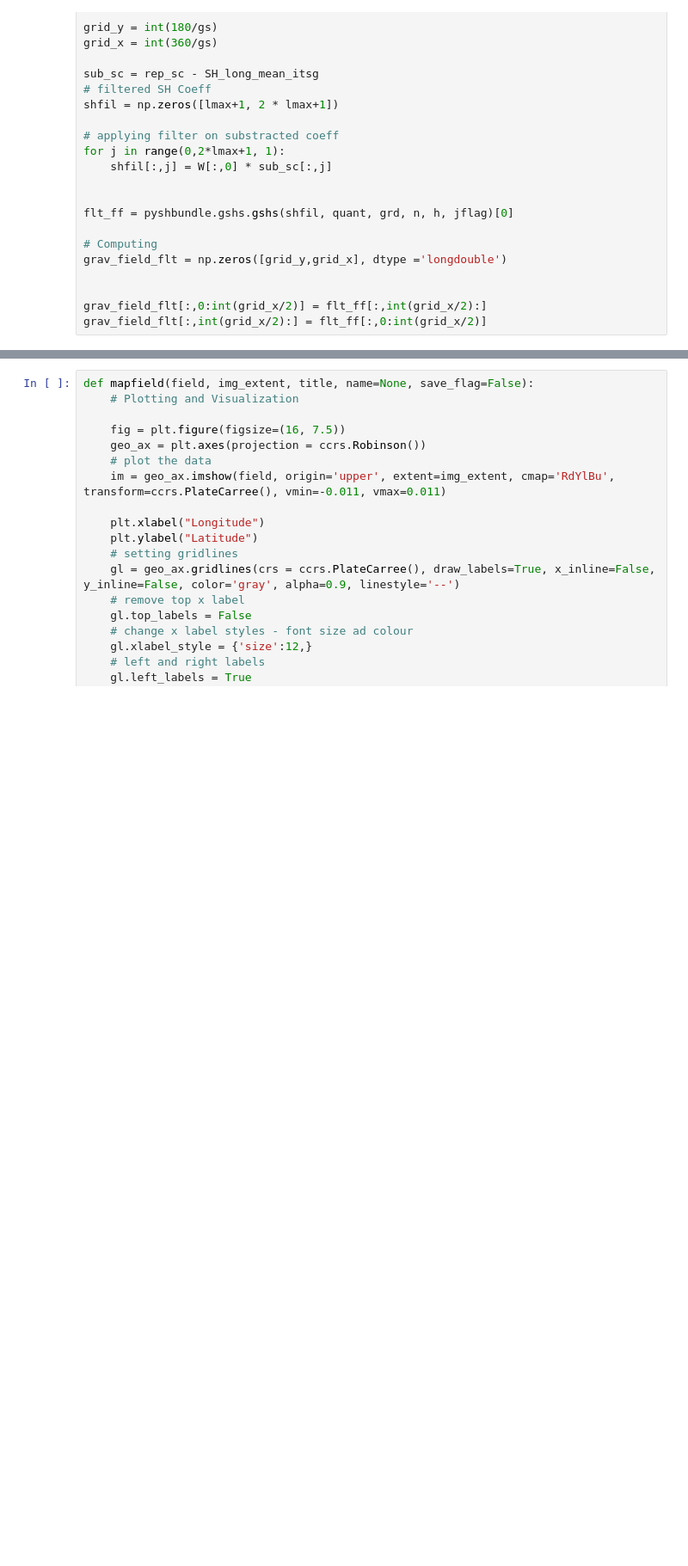
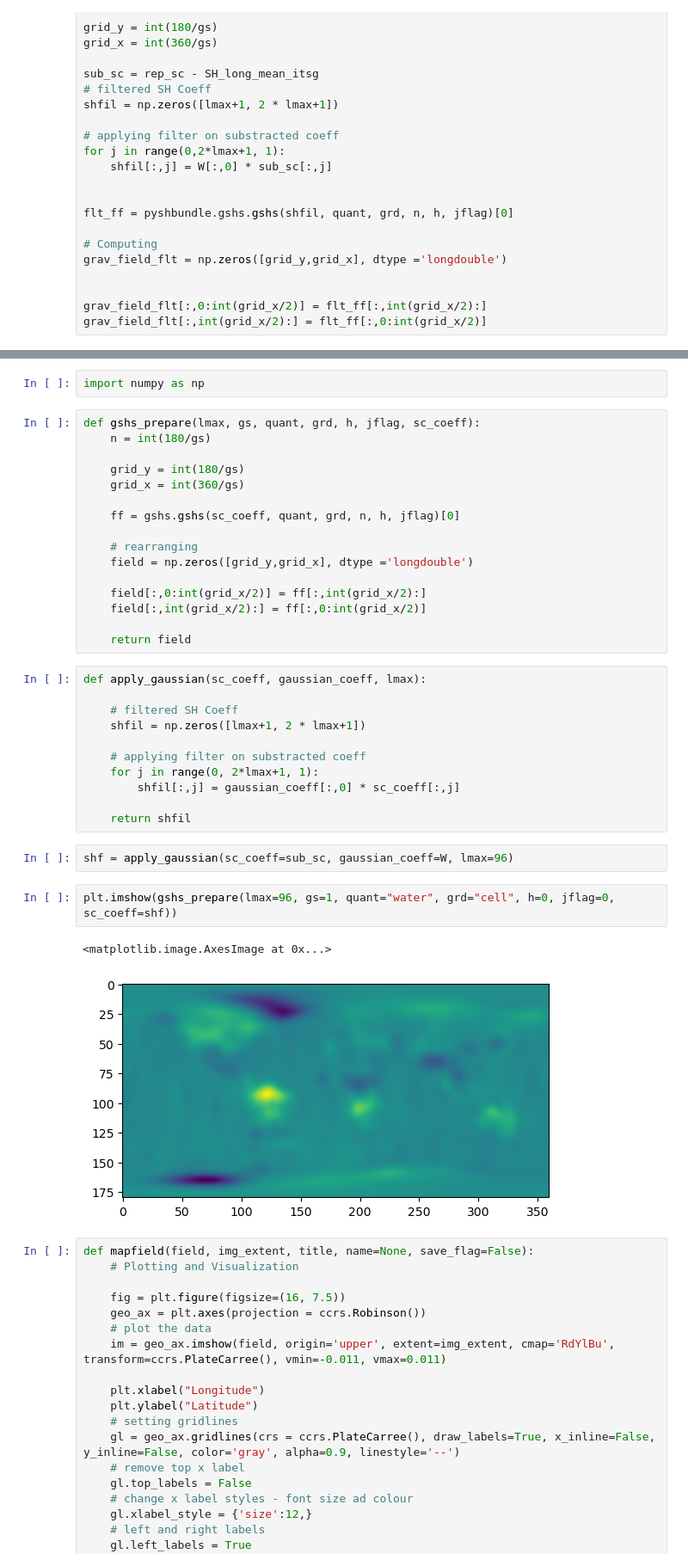
Before and after one commit to GESS-research-group/pyshbundle, a Jupyter notebook: notebooks/test_viz.ipynb, the cells around one changed output, grey strips where cells are left out. Shown at 86% size. Cells and saved outputs as stored; diff of their text form; blank space fills up the shorter version.

Commit message:
gshs prepare and applying gaussian filter

```diff
--- a/notebooks/test_viz.ipynb
+++ b/notebooks/test_viz.ipynb
@@ -295,3 +300,39 @@ grav_field_flt[:,int(grid_x/2):] = flt_ff[:,0:int(grid_x/2)]
+# %%
+import numpy as np
+# %%
+def gshs_prepare(lmax, gs, quant, grd, h, jflag, sc_coeff):
+    n = int(180/gs)
+
+    grid_y = int(180/gs)
+    grid_x = int(360/gs)
+
+    ff = gshs.gshs(sc_coeff, quant, grd, n, h, jflag)[0]
+
+    # rearranging
+    field = np.zeros([grid_y,grid_x], dtype ='longdouble')
+
+    field[:,0:int(grid_x/2)] = ff[:,int(grid_x/2):]
+    field[:,int(grid_x/2):] = ff[:,0:int(grid_x/2)]
+
+    return field
+# %%
+def apply_gaussian(sc_coeff, gaussian_coeff, lmax):
+
+    # filtered SH Coeff
+    shfil = np.zeros([lmax+1, 2 * lmax+1])
+
+    # applying filter on substracted coeff
+    for j in range(0, 2*lmax+1, 1):
+        shfil[:,j] = gaussian_coeff[:,0] * sc_coeff[:,j]
+
+    return shfil
+# %%
+shf = apply_gaussian(sc_coeff=sub_sc, gaussian_coeff=W, lmax=96)
+# %%
+plt.imshow(gshs_prepare(lmax=96, gs=1, quant="water", grd="cell", h=0, jflag=0, sc_coeff=shf))
+# %% [output]
+<matplotlib.image.AxesImage at 0x...>
+[figure, added]
 # %%
 def mapfield(field, img_extent, title, name=None, save_flag=False):
     # Plotting and Visualization
```
Also changed, not shown: parts of 1 cell of this notebook.
